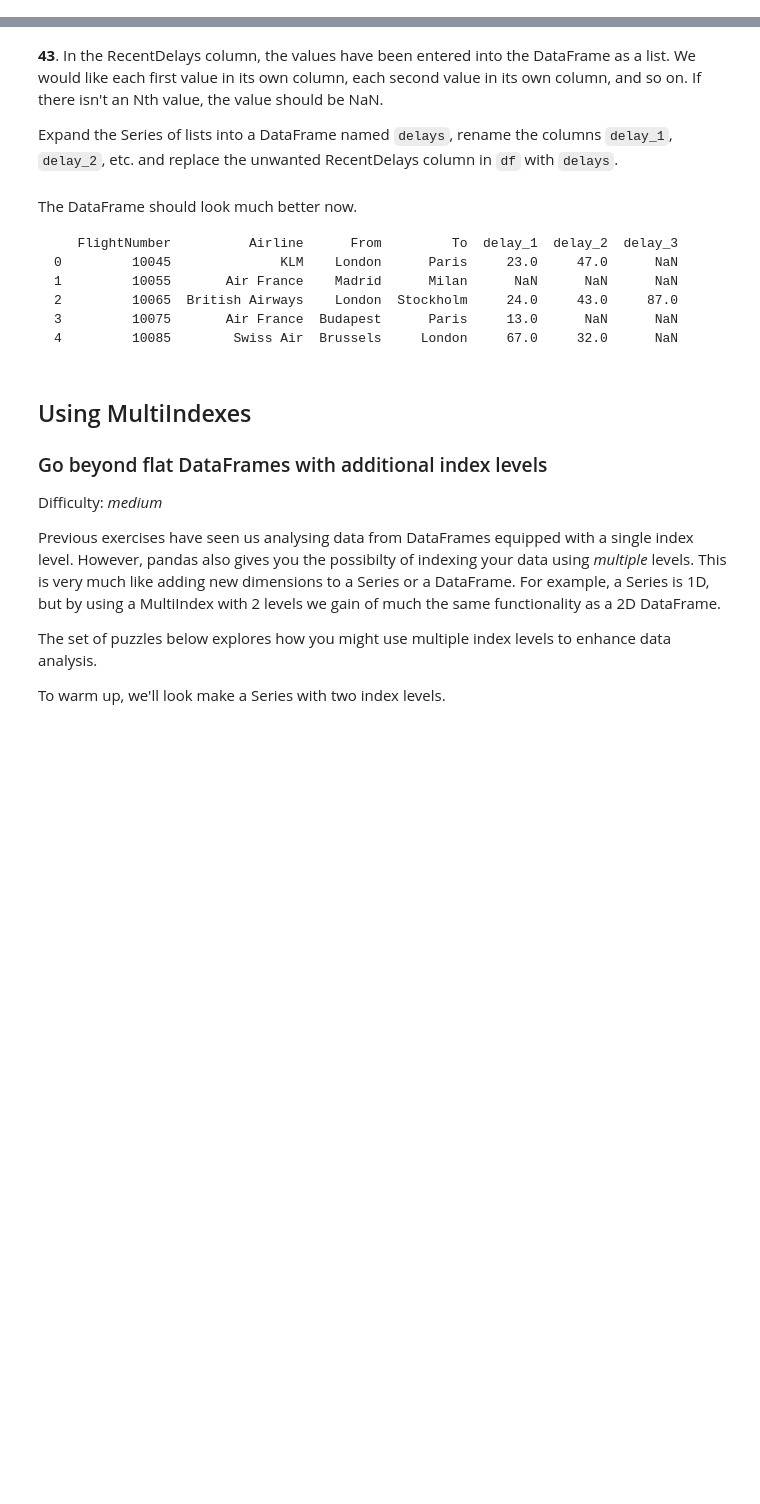
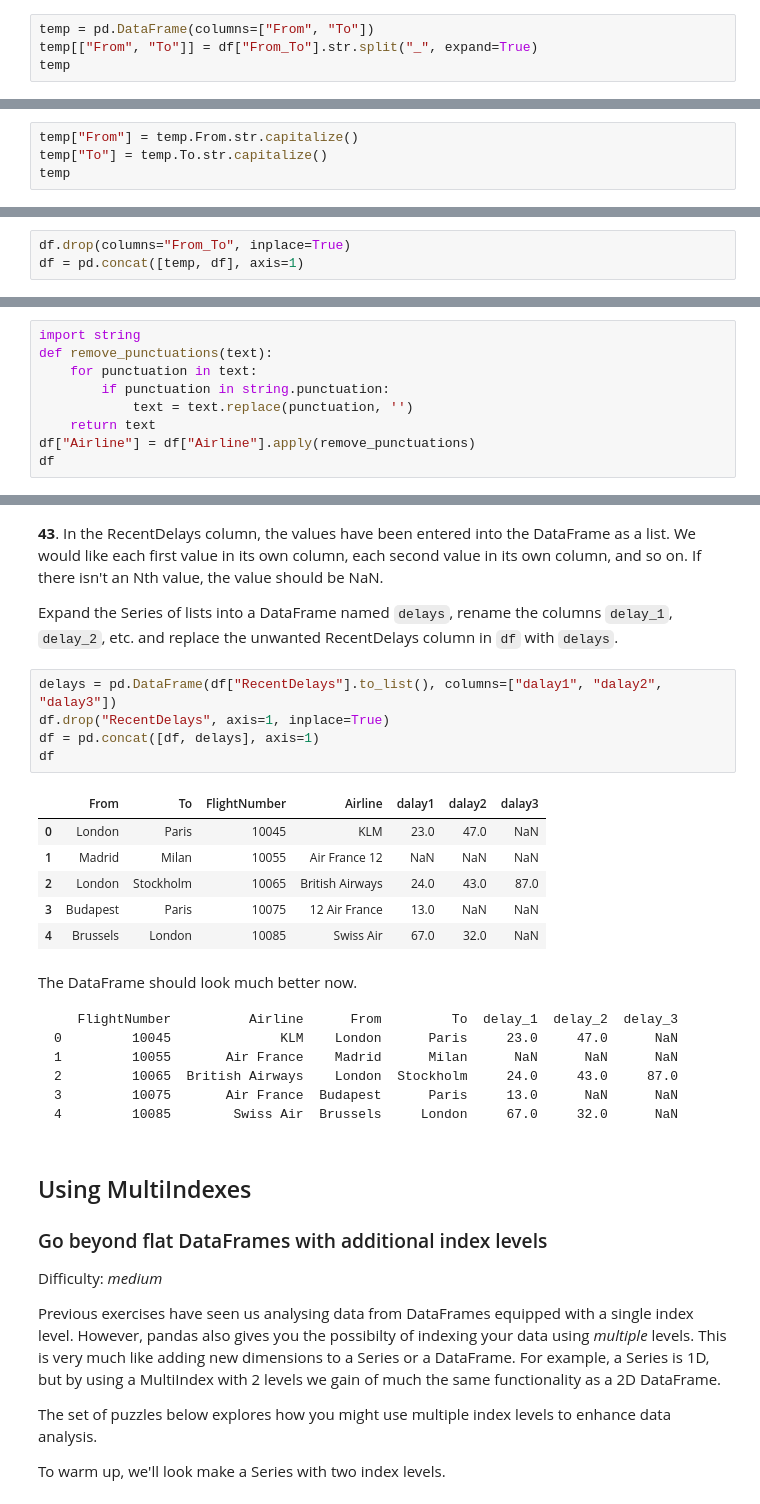
Before and after one commit to OuiamT/Pandas, a Jupyter notebook: 100-pandas-puzzles.ipynb, the cells around one changed output, grey strips where cells are left out. Cells and saved outputs as stored; diff of their text form; blank space fills up the shorter version.

Commit message:
Cleaning Data Solution

````diff
--- a/100-pandas-puzzles.ipynb
+++ b/100-pandas-puzzles.ipynb
@@ -669,2 +678,6 @@ Formatted, it looks like this:
 # %% [markdown]
 **39.** The **From\_To** column would be better as two separate columns! Split each string on the underscore delimiter `_` to give a new temporary DataFrame called 'temp' with the correct values. Assign the correct column names 'From' and 'To' to this temporary DataFrame.
+# %%
+temp = pd.DataFrame(columns=["From", "To"])
+temp[["From", "To"]] = df["From_To"].str.split("_", expand=True)
+temp
@@ -671,2 +691,6 @@ Formatted, it looks like this:
 # %% [markdown]
 **40.** Notice how the capitalisation of the city names is all mixed up in this temporary DataFrame 'temp'. Standardise the strings so that only the first letter is uppercase (e.g. "londON" should become "London".)
+# %%
+temp["From"] = temp.From.str.capitalize()
+temp["To"] = temp.To.str.capitalize()
+temp
@@ -673,4 +704,16 @@ Formatted, it looks like this:
 # %% [markdown]
 **41.** Delete the **From_To** column from `df` and attach the temporary DataFrame 'temp' from the previous questions.
+# %%
+df.drop(columns="From_To", inplace=True)
+df = pd.concat([temp, df], axis=1)
 # %% [markdown]
 **42**. In the **Airline** column, you can see some extra puctuation and symbols have appeared around the airline names. Pull out just the airline name. E.g. `'(British Airways. )'` should become `'British Airways'`.
+# %%
+import string
+def remove_punctuations(text):
+    for punctuation in text:
+        if punctuation in string.punctuation:
+            text = text.replace(punctuation, '')
+    return text
+df["Airline"] = df["Airline"].apply(remove_punctuations)
+df
@@ -678,6 +728,18 @@ Formatted, it looks like this:
 **43**. In the RecentDelays column, the values have been entered into the DataFrame as a list. We would like each first value in its own column, each second value in its own column, and so on. If there isn't an Nth value, the value should be NaN.
 
 Expand the Series of lists into a DataFrame named `delays`, rename the columns `delay_1`, `delay_2`, etc. and replace the unwanted RecentDelays column in `df` with `delays`.
+# %%
+delays = pd.DataFrame(df["RecentDelays"].to_list(), columns=["dalay1", "dalay2", "dalay3"])
+df.drop("RecentDelays", axis=1, inplace=True)
+df = pd.concat([df, delays], axis=1)
+df
+# %% [output]
+|  | From | To | FlightNumber | Airline | dalay1 | dalay2 | dalay3 |
+| 0 | London | Paris | 10045 | KLM | 23.0 | 47.0 | NaN |
+| 1 | Madrid | Milan | 10055 | Air France 12 | NaN | NaN | NaN |
+| 2 | London | Stockholm | 10065 | British Airways | 24.0 | 43.0 | 87.0 |
+| 3 | Budapest | Paris | 10075 | 12 Air France | 13.0 | NaN | NaN |
+| 4 | Brussels | London | 10085 | Swiss Air | 67.0 | 32.0 | NaN |
 # %% [markdown]
 The DataFrame should look much better now.
 ```
````
Also changed, not shown: parts of 4 cells of this notebook.
